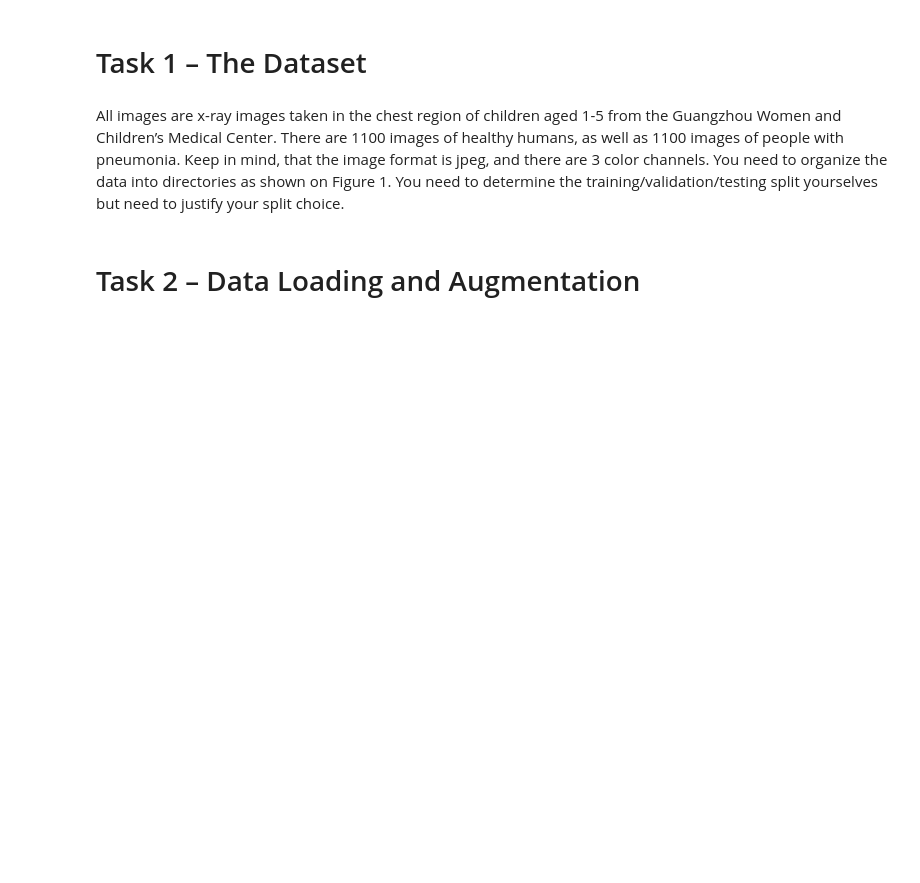
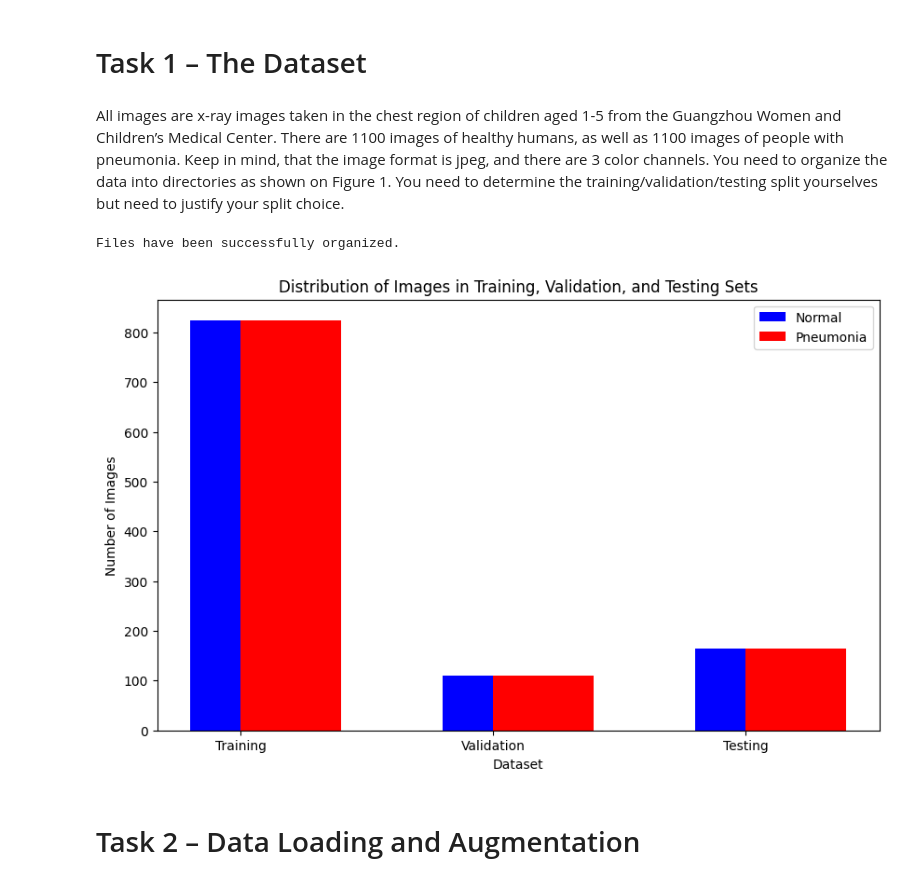
Before and after one commit to h-mulahmetovic/DeepL-Pneumonia, a Jupyter notebook: group_9.ipynb, the cells around one changed output. Saved outputs shown, nothing was run; the diff lists cells and outputs as text; code cells hidden in the pictures; blank space fills up the shorter version.

```diff
--- a/group_9.ipynb
+++ b/group_9.ipynb
@@ -9,0 +16,14 @@ the training/validation/testing split yourselves but need to justify your split
+# %%
+# Set the paths
+source_dir = 'data/'
+training_dir = 'data/training/'
+validation_dir = 'data/validation/'
+testing_dir = 'data/testing/'
+
+# Create directories if they don't exist
+os.makedirs(training_dir + 'normal', exist_ok=True)
+os.makedirs(training_dir + 'pneumonia', exist_ok=True)
+os.makedirs(validation_dir + 'normal', exist_ok=True)
+os.makedirs(validation_dir + 'pneumonia', exist_ok=True)
+os.makedirs(testing_dir + 'normal', exist_ok=True)
+os.makedirs(testing_dir + 'pneumonia', exist_ok=True)
@@ -10,3 +55,55 @@ the training/validation/testing split yourselves but need to justify your split
+# %%
+def move_files(files, dest_dir):
+    for f in files:
+        shutil.move(os.path.join(source_dir, f), os.path.join(dest_dir, f))
+
+# Move normal files
+move_files(normal_train, training_dir + 'normal/')
+move_files(normal_test, testing_dir + 'normal/')
+move_files(normal_val, validation_dir + 'normal/')
+
+# Move pneumonia files
+move_files(pneumonia_train, training_dir + 'pneumonia/')
+move_files(pneumonia_test, testing_dir + 'pneumonia/')
+move_files(pneumonia_val, validation_dir + 'pneumonia/')
+
+print("Files have been successfully organized.")
+# %% [output]
+Files have been successfully organized.
+# %%
+# Function to count files in a directory
+def count_files(directory):
+    normal_count = len(os.listdir(os.path.join(directory, 'normal')))
+    pneumonia_count = len(os.listdir(os.path.join(directory, 'pneumonia')))
+    return normal_count, pneumonia_count
+
+# Collect file counts
+train_normal, train_pneumonia = count_files(training_dir)
+val_normal, val_pneumonia = count_files(validation_dir)
+test_normal, test_pneumonia = count_files(testing_dir)
+
+# Prepare data for plotting
+categories = ['Training', 'Validation', 'Testing']
+normal_counts = [train_normal, val_normal, test_normal]
+pneumonia_counts = [train_pneumonia, val_pneumonia, test_pneumonia]
+
+# Plot the results
+x = range(len(categories))
+
+plt.figure(figsize=(10, 6))
+plt.bar(x, normal_counts, width=0.4, label='Normal', color='blue', align='center')
+plt.bar(x, pneumonia_counts, width=0.4, label='Pneumonia', color='red', align='edge')
+
+plt.xlabel('Dataset')
+plt.ylabel('Number of Images')
+plt.title('Distribution of Images in Training, Validation, and Testing Sets')
+plt.xticks(x, categories)
+plt.legend()
+
+# Display the plot
+plt.show()
+# %% [output]
+[figure, added]
 # %% [markdown]
 # Task 2 – Data Loading and Augmentation
 # %% [markdown]
```
Also changed, not shown: parts of 2 cells of this notebook.
